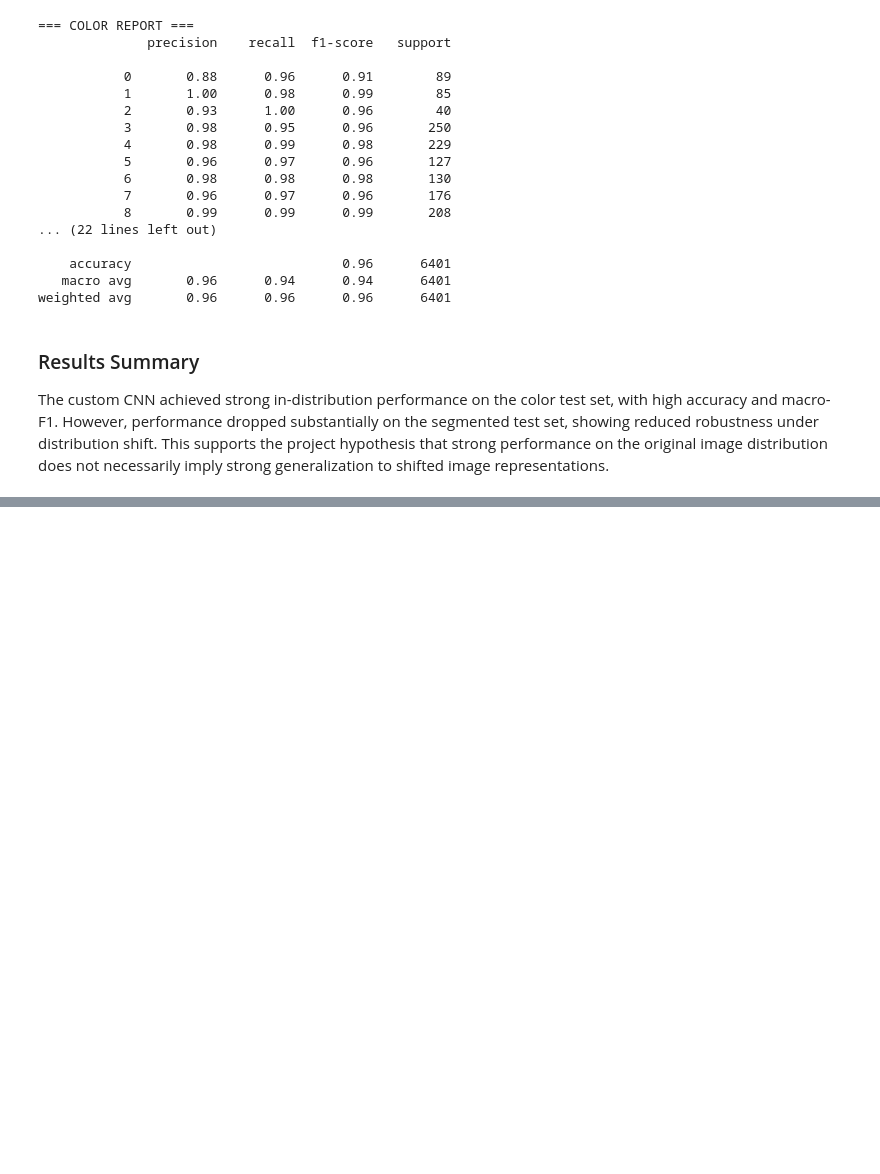
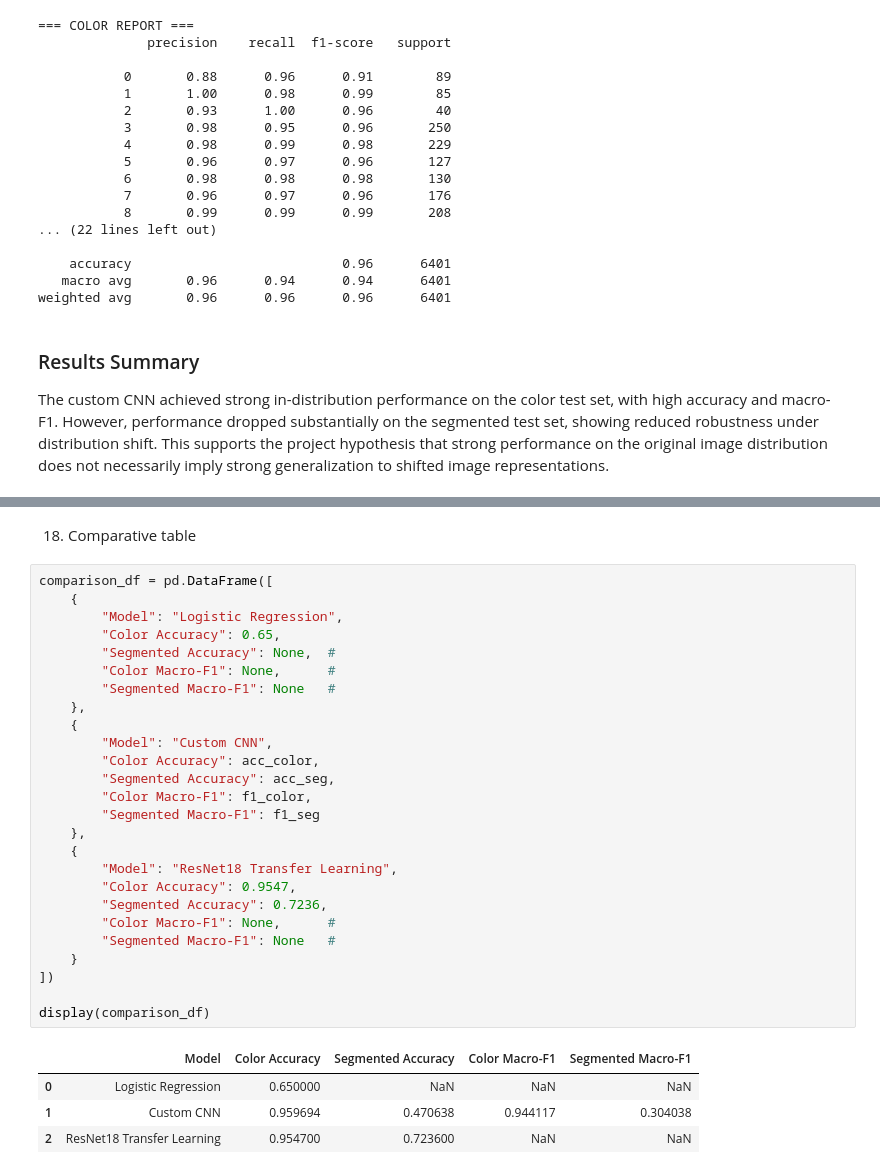
Before and after one commit to Posheyla/robust-plant-disease-classification, a Jupyter notebook: results/results.ipynb, the cells around one changed output, grey strips where cells are left out. Cells and saved outputs as stored; diff of their text form; blank space fills up the shorter version.

```diff
--- a/results/results.ipynb
+++ b/results/results.ipynb
@@ -292,0 +451,33 @@ The custom CNN achieved strong in-distribution performance on the color test set
+# %% [markdown]
+18. Comparative table
+# %%
+comparison_df = pd.DataFrame([
+    {
+        "Model": "Logistic Regression",
+        "Color Accuracy": 0.65,
+        "Segmented Accuracy": None,  #
+        "Color Macro-F1": None,      #
+        "Segmented Macro-F1": None   #
+    },
+    {
+        "Model": "Custom CNN",
+        "Color Accuracy": acc_color,
+        "Segmented Accuracy": acc_seg,
+        "Color Macro-F1": f1_color,
+        "Segmented Macro-F1": f1_seg
+    },
+    {
+        "Model": "ResNet18 Transfer Learning",
+        "Color Accuracy": 0.9547,
+        "Segmented Accuracy": 0.7236,
+        "Color Macro-F1": None,      #
+        "Segmented Macro-F1": None   #
+    }
+])
+
+display(comparison_df)
+# %% [output]
+|  | Model | Color Accuracy | Segmented Accuracy | Color Macro-F1 | Segmented Macro-F1 |
+| 0 | Logistic Regression | 0.650000 | NaN | NaN | NaN |
+| 1 | Custom CNN | 0.959694 | 0.470638 | 0.944117 | 0.304038 |
+| 2 | ResNet18 Transfer Learning | 0.954700 | 0.723600 | NaN | NaN |
```
Also changed, not shown: parts of 15 cells of this notebook, 1 other file.
